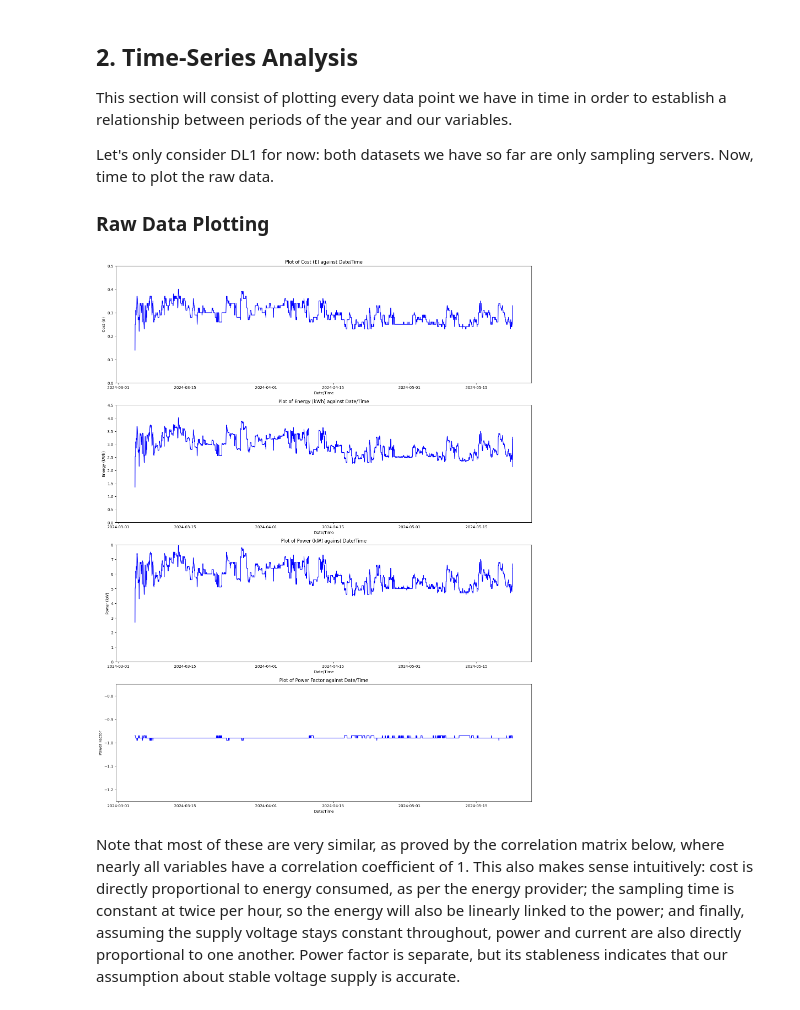
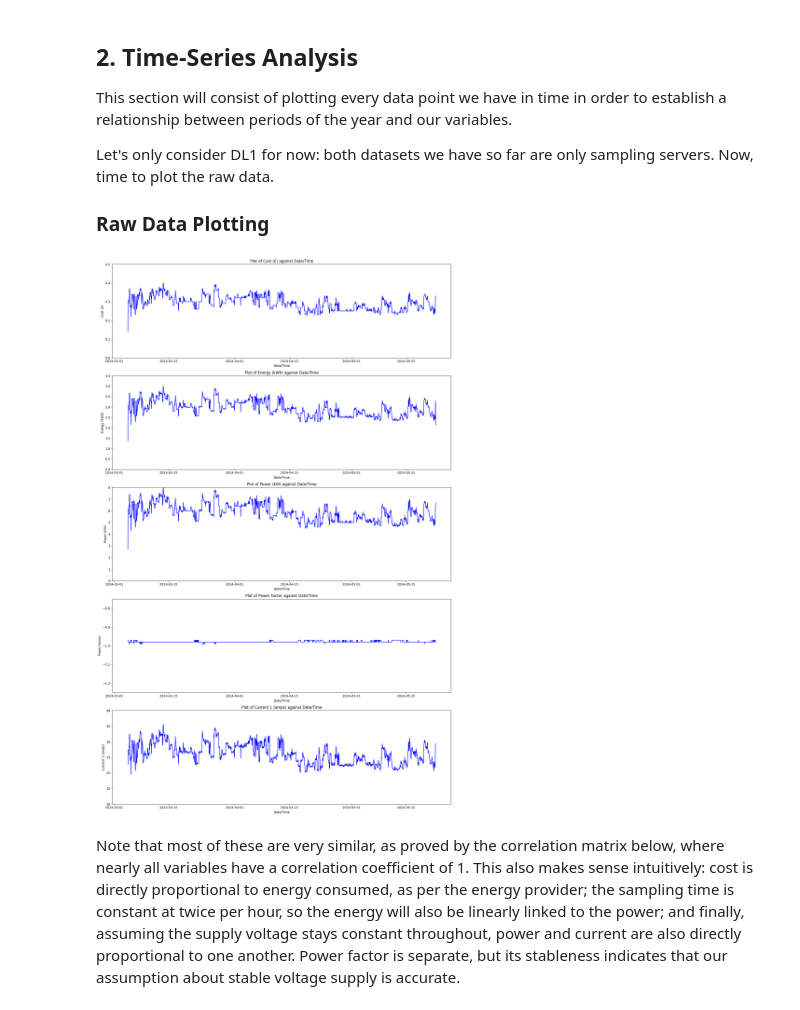
Before and after one commit to ogahector/power_analysis_eeedept, a Jupyter notebook: src/main.ipynb, the cells around one changed output. Saved outputs shown, nothing was run; the diff lists cells and outputs as text; code cells hidden in the pictures.

```diff
--- a/src/main.ipynb
+++ b/src/main.ipynb
@@ -13,11 +13,11 @@ import scipy as sp
 dl1 = pd.read_csv("../data/DL1March_May_24.csv").drop(columns="No.").drop(0)
 dl3 = pd.read_csv("../data/DL3March_May_24.csv").drop(columns="No.").drop(0)
 
-dl1["Date/Time"] = pd.to_datetime(dl1["Date/Time"], format='%d/%m/%Y %H:%M')
-dl3["Date/Time"] = pd.to_datetime(dl3["Date/Time"], format='%d/%m/%Y %H:%M')
+dl1["Date/Time"] = pd.to_datetime(dl1["Date/Time"], format='%d/%m/%Y %H:%M', utc=True)
+dl3["Date/Time"] = pd.to_datetime(dl3["Date/Time"], format='%d/%m/%Y %H:%M', utc=True)
 
-# print(dl1.head())
-# it is quite obvious that the first row of values are outliers, so they are removed
+dl1.set_index(['Date/Time'], inplace=True, drop=False)
+dl3.set_index(['Date/Time'], inplace=True, drop=False)
 # %% [markdown]
 ### Key Analyses to Perform
 1. **Time-Series Analysis**
@@ -58,26 +58,26 @@ Let's only consider DL1 for now: both datasets we have so far are only sampling
 # %%
 plt.figure(figsize=(16, 5*5))
 
 headers = dl1.columns.values.tolist()
 i = 0
-for i in range(1, 5):
+for i in range(1, 6):
     match i:
         case 1: vertical_limits = (0, 0.5)
         case 2: vertical_limits = (0, 4.5)
         case 3: vertical_limits = (0, 8)
         case 4: vertical_limits = (-1.25, -0.75)
         case 5: vertical_limits = (10, 40)
     plt.subplot(5, 1, i)
     plt.plot(dl1["Date/Time"], dl1[headers[i]], color='b')
     plt.ylim(vertical_limits)
     plt.xlabel("Date/Time")
     plt.ylabel(headers[i])
     plt.title("Plot of " + headers[i] + " against Date/Time")
 
 plt.tight_layout()
 plt.show()
 # %% [output]
-[figure, old version]
+[figure, new version]
 # %% [markdown]
 Note that most of these are very similar, as proved by the correlation matrix below, where nearly all variables have a correlation coefficient of 1.
 This also makes sense intuitively: cost is directly proportional to energy consumed, as per the energy provider; the sampling time is constant at twice per hour, so the energy will also be linearly linked to the power; and finally, assuming the supply voltage stays constant throughout, power and current are also directly proportional to one another. Power factor is separate, but its stableness indicates that our assumption about stable voltage supply is accurate.
```
Also changed, not shown: parts of 23 cells of this notebook, 1 other file.
